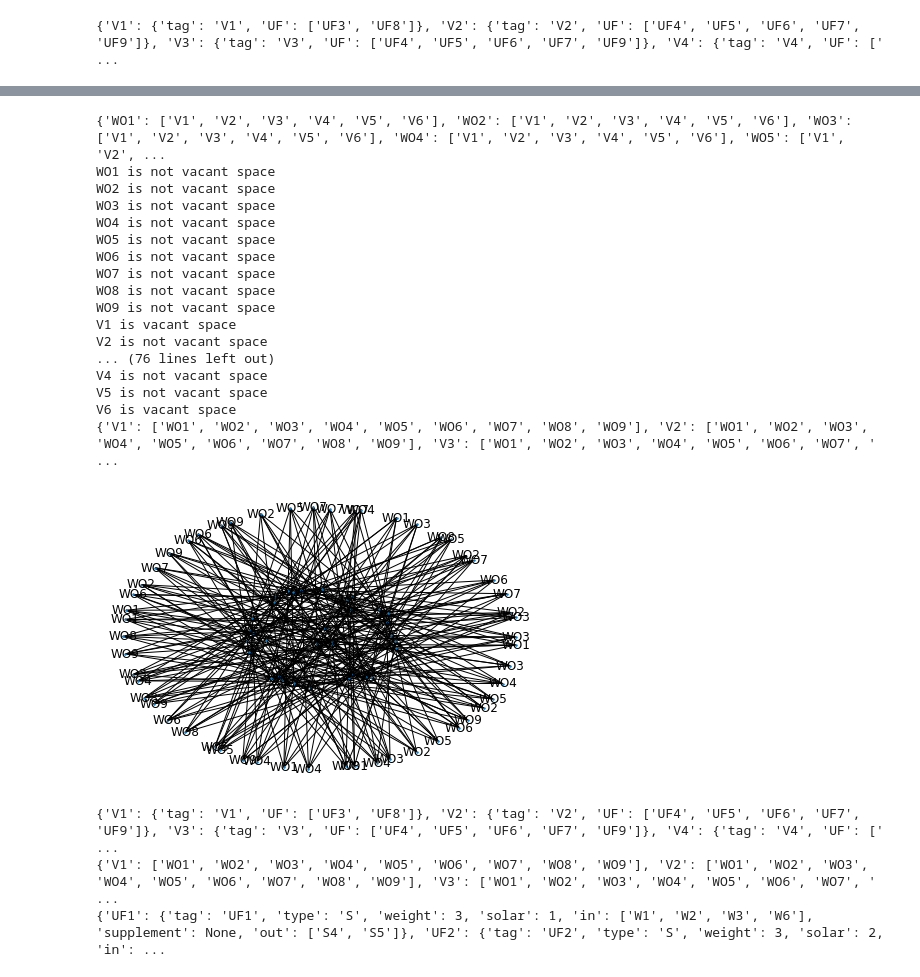
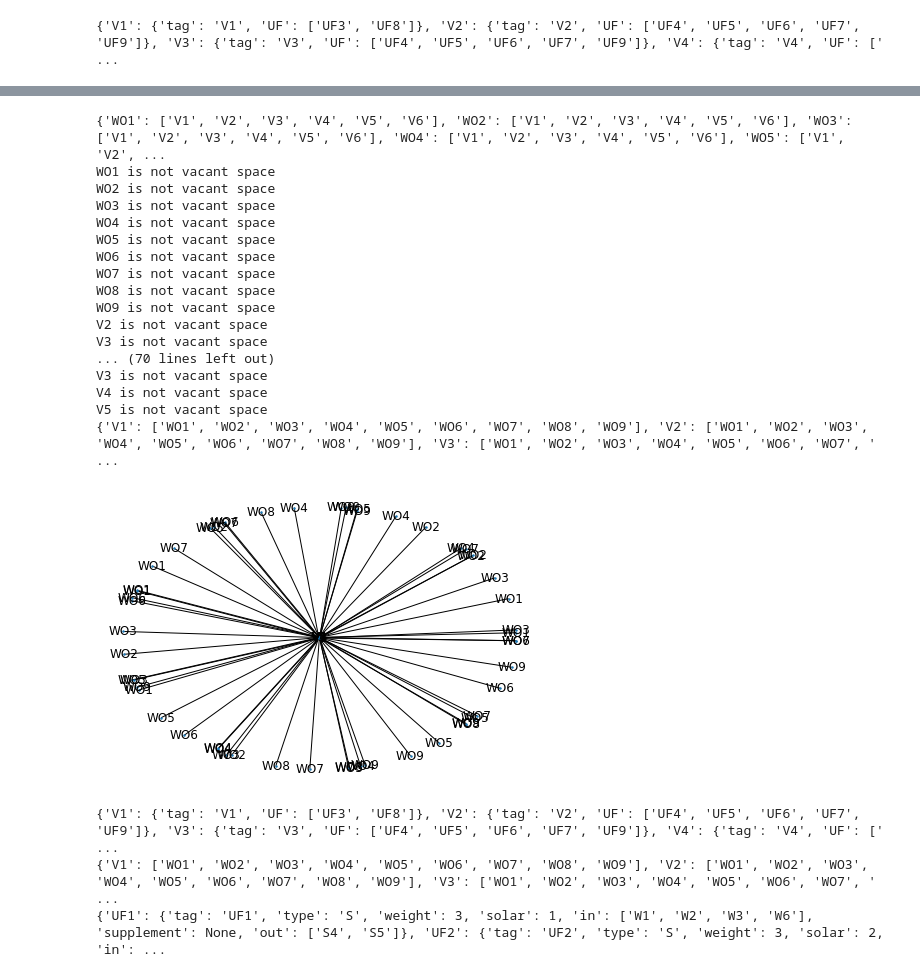
Before and after one commit to erengozdeanil/UF-DecisionMaker, a Jupyter notebook: decisionmaker.ipynb, the cells around one changed output, grey strips where cells are left out. Cells and saved outputs as stored; diff of their text form; code cells hidden in the pictures.

```diff
--- a/decisionmaker.ipynb
+++ b/decisionmaker.ipynb
@@ -84,3 +84,11 @@ uf_systems = {
 "UF8":{"tag":"UF8","type":"F","weight":3,"solar":1,"in":["W5","W6"],"supplement":["S1"],"out":["O1","W1","W7"]},
 "UF9":{"tag":"UF9","type":"F","weight":1,"solar":3,"in":["W5","W6","W7"],"supplement":["S2"],"out":["O1","W1"]}
 }
+# %%
+waste_nearby=[]
+for i in vacant_spaces:
+    for k in wastes:
+        tuples=(i,k)
+        waste_nearby.append(tuples)
+waste_nearby=tuple(waste_nearby)
+print(waste_nearby)
@@ -100,18 +110,21 @@ print(v_potential)
 {'V1': {'tag': 'V1', 'UF': ['UF3', 'UF8']}, 'V2': {'tag': 'V2', 'UF': ['UF4', 'UF5', 'UF6', 'UF7', 'UF9']}, 'V3': {'tag': 'V3', 'UF': ['UF4', 'UF5', 'UF6', 'UF7', 'UF9']}, 'V4': {'tag': 'V4', 'UF': [' ...
 # %%
 #Draw graph from "vacant_spaces" and "waste" nodes with the given nearby nodes
+nodes_dict={}
+for i in wastes:
+    nodes_dict[i]=wastes[i]["location"]
+for i in vacant_spaces:
+    nodes_dict[i]=vacant_spaces[i]["location"]
 
 
 G=nx.Graph()
-for i,j in wastes.items():
-    G.add_node(wastes[i]["tag"],pos=(0,0))
-    location1 = wastes[i]["location"]
-for i,j in vacant_spaces.items():
-    location2 = vacant_spaces[i]["location"]
-    print(location)
-    G.add_node(vacant_spaces[i]["tag"],pos=location2)
-G.add_edges_from(nearby_waste)
-nx.draw(G, with_labels=True, node_size=60)
+for i,j in nodes_dict.items():
+    G.add_node(i)
+
+G.add_edges_from(waste_nearby)
+
+# nx.draw(G, with_labels=True, node_size=10)
+nx.draw_networkx(G,nodes_dict)
 
 # Create a dictionary with vacant spaces and waste outputs near them
 new_waste_dict = create_edge_dict(G)
@@ -140,42 +147,43 @@ for nodes in G.nodes():
 # print(new_list)
 for i in new_list:
     # print(i, "is i")
-    G_close = nx.ego_graph(G,i,radius=7)
+    G_close = nx.ego_graph(G,i,radius=1)
     nx.draw(G_close, with_labels=True, node_size=2)
     edge_dictionary=create_edge_dict(G_close)
 print(edge_dictionary)
 
 waste_nearby={}
 for m,n in vacant_spaces.items():
     for i,k in edge_dictionary.items():
         if i!=vacant_spaces[m]["tag"]:
             print(i, "is not vacant space")
         else:
-            print(i, "is vacant space")
             waste_nearby[i]=k
+            # print(i, "is vacant space")
+
 
 ###### include waste types!!!!!!
 
 print(waste_nearby)
 # %% [output]
 {'WO1': ['V1', 'V2', 'V3', 'V4', 'V5', 'V6'], 'WO2': ['V1', 'V2', 'V3', 'V4', 'V5', 'V6'], 'WO3': ['V1', 'V2', 'V3', 'V4', 'V5', 'V6'], 'WO4': ['V1', 'V2', 'V3', 'V4', 'V5', 'V6'], 'WO5': ['V1', 'V2', ...
 WO1 is not vacant space
 WO2 is not vacant space
 WO3 is not vacant space
 WO4 is not vacant space
 WO5 is not vacant space
 WO6 is not vacant space
 WO7 is not vacant space
 WO8 is not vacant space
 WO9 is not vacant space
-V1 is vacant space
 V2 is not vacant space
-... (76 lines left out)
+V3 is not vacant space
+... (70 lines left out)
+V3 is not vacant space
 V4 is not vacant space
 V5 is not vacant space
-V6 is vacant space
 {'V1': ['WO1', 'WO2', 'WO3', 'WO4', 'WO5', 'WO6', 'WO7', 'WO8', 'WO9'], 'V2': ['WO1', 'WO2', 'WO3', 'WO4', 'WO5', 'WO6', 'WO7', 'WO8', 'WO9'], 'V3': ['WO1', 'WO2', 'WO3', 'WO4', 'WO5', 'WO6', 'WO7', ' ...
-[figure, old version]
+[figure, new version]
 # %%
 #List of dictionaries we will use:
 print(v_potential)
```
Also changed, not shown: parts of 2 cells of this notebook.
